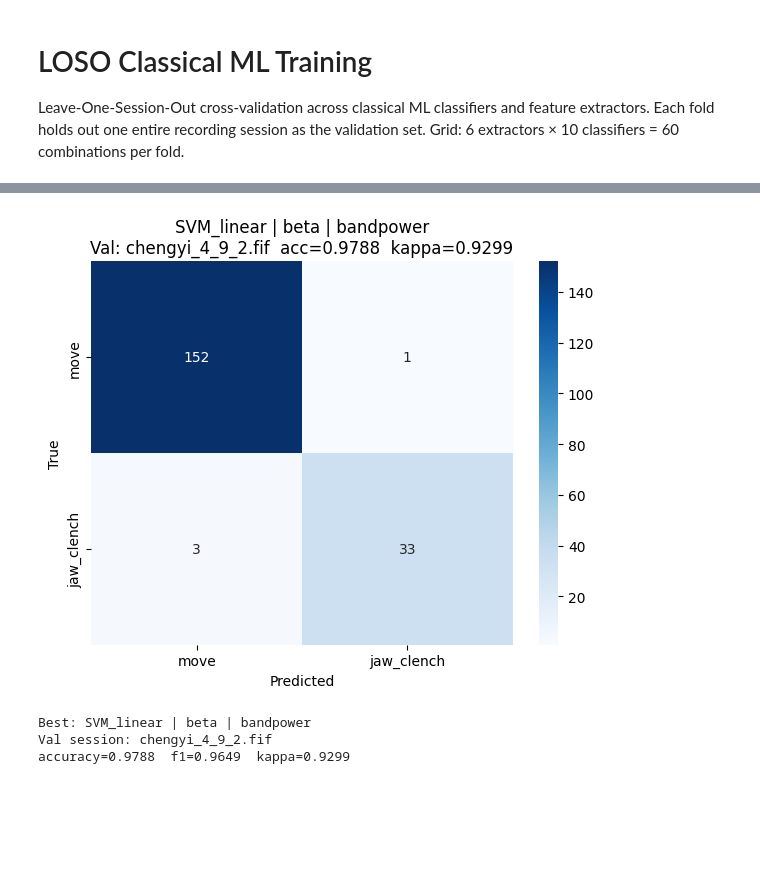
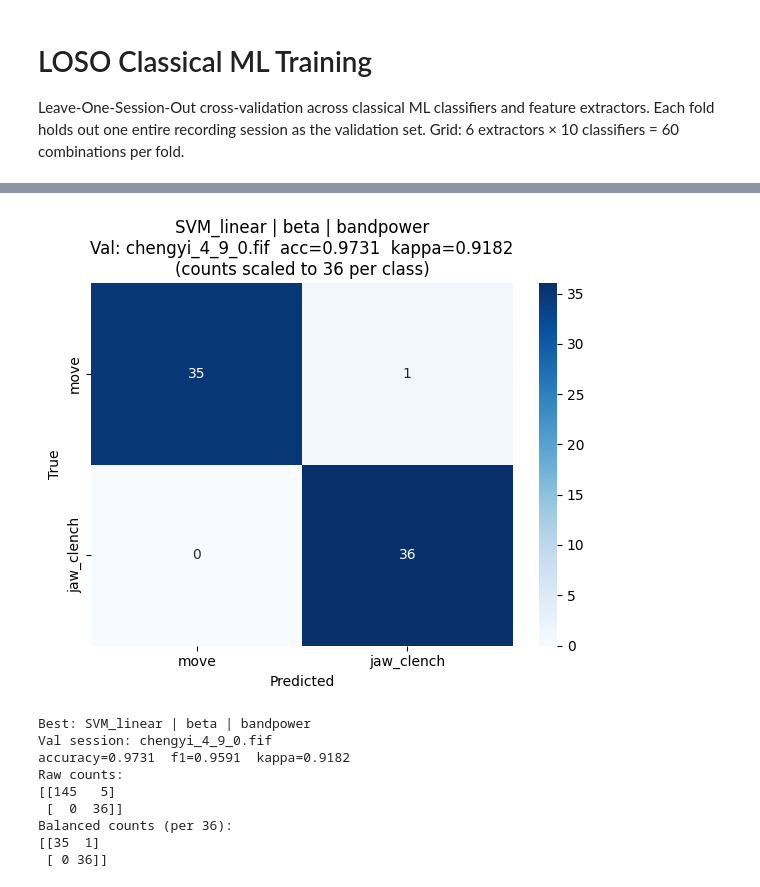
Before and after one commit to Neurotech-Davis/Weimo, a Jupyter notebook: ml_model/train_loso_classical.ipynb, the cells around one changed output, grey strips where cells are left out. Cells and saved outputs as stored; diff of their text form; code cells hidden in the pictures; blank space fills up the shorter version.

```diff
--- a/ml_model/train_loso_classical.ipynb
+++ b/ml_model/train_loso_classical.ipynb
@@ -74,6 +74,7 @@ FILES = [
     os.path.join(DATA_DIR, 'chengyi_4_9_0.fif'),
     os.path.join(DATA_DIR, 'chengyi_4_9_1.fif'),
     os.path.join(DATA_DIR, 'chengyi_4_9_2.fif'),
+    os.path.join(DATA_DIR, 'chengyi_4_21_1.fif'),
 ]
 
 SAVE_DIR = os.path.join(REPO_ROOT, 'ml_model', 'loso_classical_models', TARGET,
@@ -445,31 +451,45 @@ bandpower  0.7063  0.242  0.9788
 # %%
 # =============================================================================
-# Confusion matrix — best overall combo
+# Confusion matrix — best overall combo (balanced: each row scaled to min class count)
 # =============================================================================
 
 best = max([r for r in all_results if r['accuracy'] is not None], key=lambda r: r['accuracy'])
 cm   = np.array(best['confusion_matrix'])
+
+# Scale each row so the row totals equal the smallest class count → integer counts
+min_count = cm.sum(axis=1).min()
+cm_balanced = np.round((cm.astype(float).T / cm.sum(axis=1) * min_count).T).astype(int)
+
 class_names = [MAP_LABEL[i] for i in range(N_CLASSES)]
 
 fig, ax = plt.subplots(figsize=(6, 5))
-sns.heatmap(cm, annot=True, fmt='d', cmap='Blues',
+sns.heatmap(cm_balanced, annot=True, fmt='d', cmap='Blues',
             xticklabels=class_names, yticklabels=class_names, ax=ax)
 ax.set_xlabel('Predicted')
 ax.set_ylabel('True')
 ax.set_title(
     f'{best["classifier"]} | {best["bandpass"]} | {best["extractor"]}\n'
-    f'Val: {best["val_session"]}  acc={best["accuracy"]:.4f}  kappa={best["kappa"]:.4f}'
+    f'Val: {best["val_session"]}  acc={best["accuracy"]:.4f}  kappa={best["kappa"]:.4f}\n'
+    f'(counts scaled to {min_count} per class)'
 )
 plt.tight_layout()
 plt.savefig(os.path.join(SAVE_DIR, 'best_confusion_matrix.png'), dpi=120)
 plt.show()
 
 print(f'\nBest: {best["classifier"]} | {best["bandpass"]} | {best["extractor"]}')
 print(f'Val session: {best["val_session"]}')
 print(f'accuracy={best["accuracy"]:.4f}  f1={best["f1_macro"]:.4f}  kappa={best["kappa"]:.4f}')
+print(f'Raw counts:\n{cm}')
+print(f'Balanced counts (per {min_count}):\n{cm_balanced}')
 # %% [output]
-[figure, old version]
+[figure, new version]
 Best: SVM_linear | beta | bandpower
-Val session: chengyi_4_9_2.fif
-accuracy=0.9788  f1=0.9649  kappa=0.9299
+Val session: chengyi_4_9_0.fif
+accuracy=0.9731  f1=0.9591  kappa=0.9182
+Raw counts:
+[[145   5]
+ [  0  36]]
+Balanced counts (per 36):
+[[35  1]
+ [ 0 36]]
 # %%
```
Also changed, not shown: parts of 9 cells of this notebook, 4 other files.
